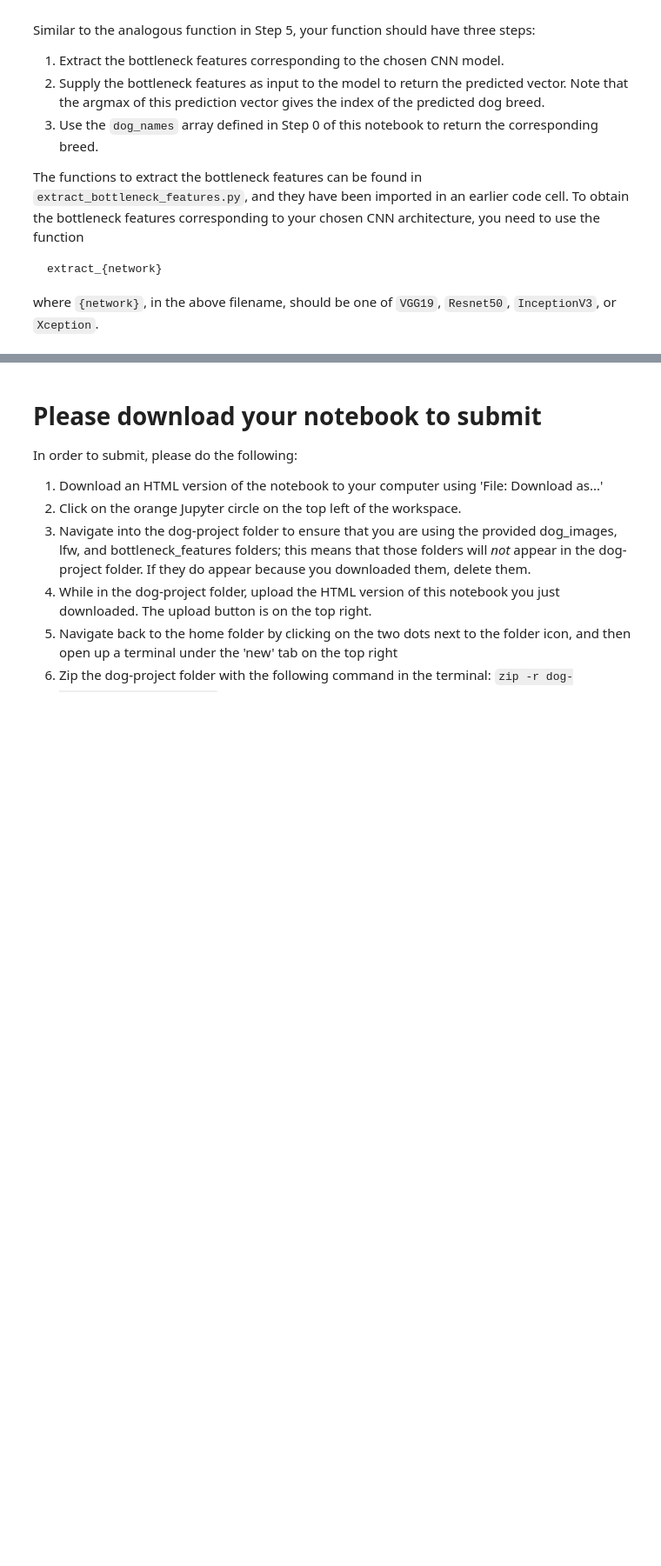
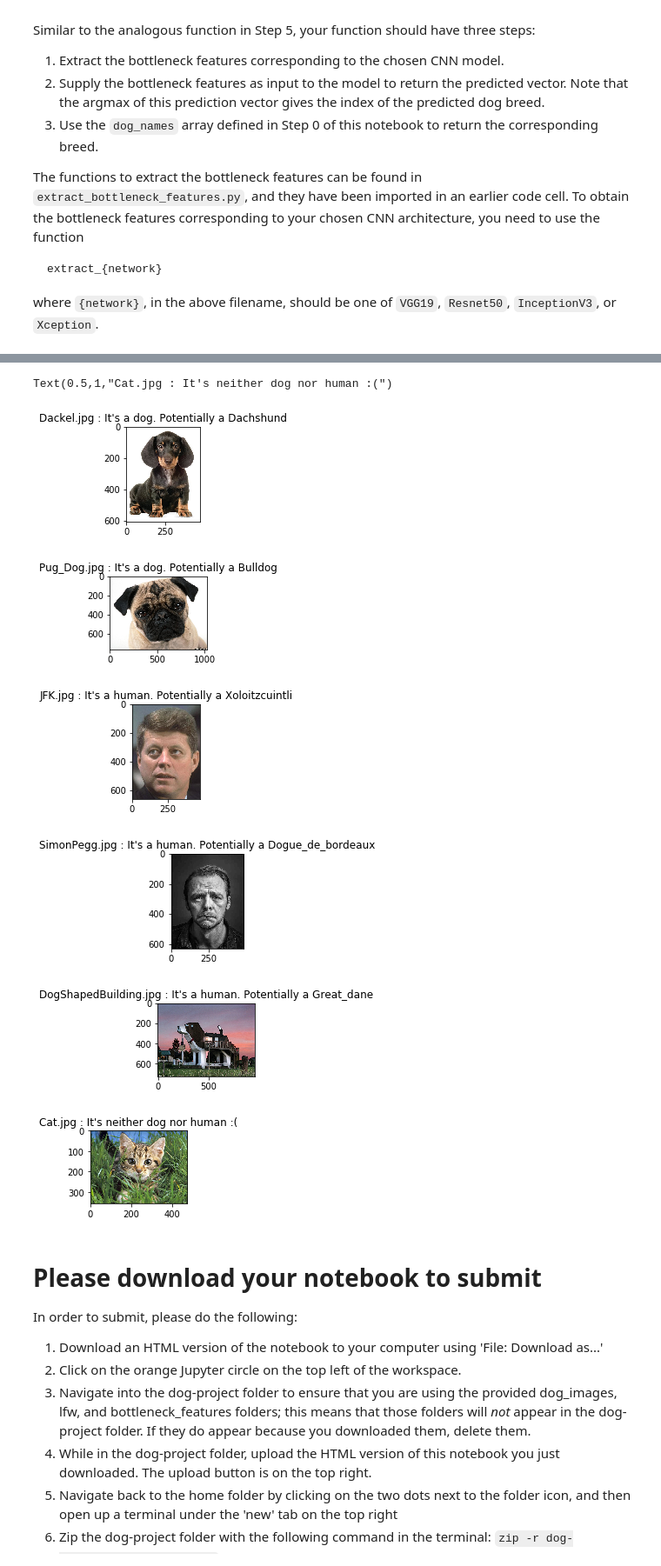
Before and after one commit to sgoerres/machine-learning, a Jupyter notebook: dog_project/dog_app.ipynb, the cells around one changed output, grey strips where cells are left out. Shown at 87% size. Cells and saved outputs as stored; diff of their text form; code cells hidden in the pictures; blank space fills up the shorter version.

```diff
--- a/dog_project/dog_app.ipynb
+++ b/dog_project/dog_app.ipynb
@@ -546,6 +691,7 @@ You are welcome to [augment the training data](https://blog.keras.io/building-po
 ### (IMPLEMENTATION) Load the Model with the Best Validation Loss
 # %%
 ### TODO: Load the model weights with the best validation loss.
+ResNet50_model_Q5.load_weights('saved_models/weights.best.ResNet50.hdf5')
 # %% [markdown]
 ### (IMPLEMENTATION) Test the Model
 
@@ -594,3 +750,22 @@ Some sample output for our algorithm is provided below, but feel free to design
+# %%
+### TODO: Write your algorithm.
+### Feel free to use as many code cells as needed.
+
+def classify_human_dog_breed(imgPath):
+    is_dog = dog_detector(imgPath)
+    is_human = face_detector(imgPath)
+    returnValue = ""
+    if is_dog:
+        returnValue += "It's a dog. "
+    elif is_human:
+        returnValue += "It's a human. "
+    else:
+        returnValue += "It's neither dog nor human :("
+
+    if is_dog or is_human:
+        returnValue += "Potentially a " + ResNet50_predict_breed(imgPath)
+
+    return returnValue
 # %% [markdown]
 ---
 <a id='step7'></a>
@@ -612,3 +795,50 @@ __Answer:__
+# %%
+## TODO: Execute your algorithm from Step 6 on
+## at least 6 images on your computer.
+## Feel free to use as many code cells as needed.
+import matplotlib.pyplot as plt
+from PIL import Image
+
+plt.figure(figsize=(2, 2))
+img1 = Image.open("MyImages/Dackel.jpg")
+plt.imshow(img1)
+plt.title("Dackel.jpg : " + classify_human_dog_breed("MyImages/Dackel.jpg"))
+
+plt.figure(figsize=(2, 2))
+img2 = Image.open("MyImages/Pug_Dog.jpg")
+plt.imshow(img2)
+plt.title("Pug_Dog.jpg : " + classify_human_dog_breed("MyImages/Pug_Dog.jpg"))
+
+
+#humans
+plt.figure(figsize=(2, 2))
+img3 = Image.open("MyImages/JFK.jpg")
+plt.imshow(img3)
+plt.title("JFK.jpg : " + classify_human_dog_breed("MyImages/JFK.jpg"))
+
+plt.figure(figsize=(2, 2))
+img4 = Image.open("MyImages/SimonPegg.jpg")
+plt.imshow(img4)
+plt.title("SimonPegg.jpg : " + classify_human_dog_breed("MyImages/SimonPegg.jpg"))
+
+# neither
+plt.figure(figsize=(2, 2))
+img5 = Image.open("MyImages/DogShapedBuilding.jpg")
+plt.imshow(img5)
+plt.title("DogShapedBuilding.jpg : " + classify_human_dog_breed("MyImages/DogShapedBuilding.jpg"))
+
+plt.figure(figsize=(2, 2))
+img6 = Image.open("MyImages/Cat.jpg")
+plt.imshow(img6)
+plt.title("Cat.jpg : " + classify_human_dog_breed("MyImages/Cat.jpg"))
+# %% [output]
+Text(0.5,1,"Cat.jpg : It's neither dog nor human :(")
+[figure, added]
+[figure, added]
+[figure, added]
+[figure, added]
+[figure, added]
+[figure, added]
 # %% [markdown]
 # Please download your notebook to submit
 
```
Also changed, not shown: parts of 27 cells of this notebook, 8 other files.
